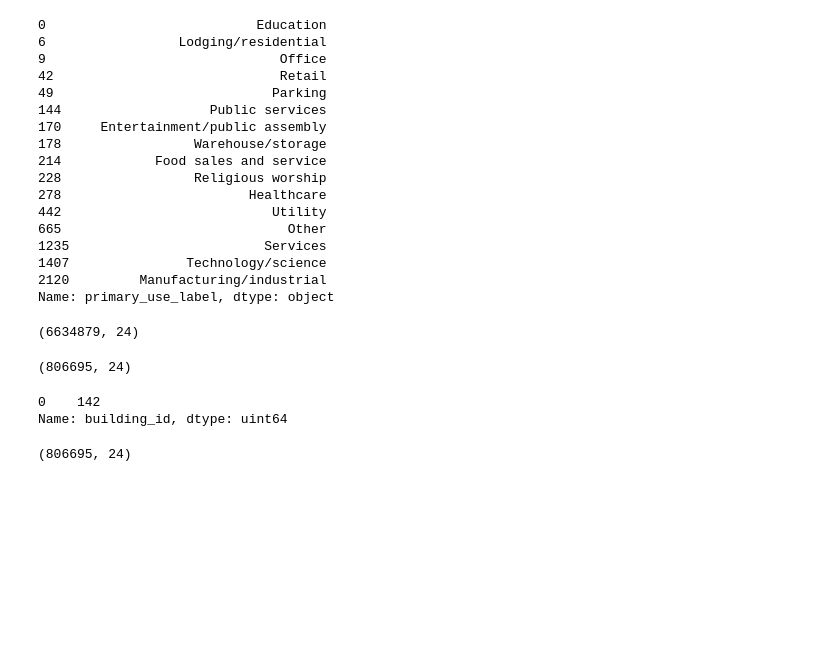
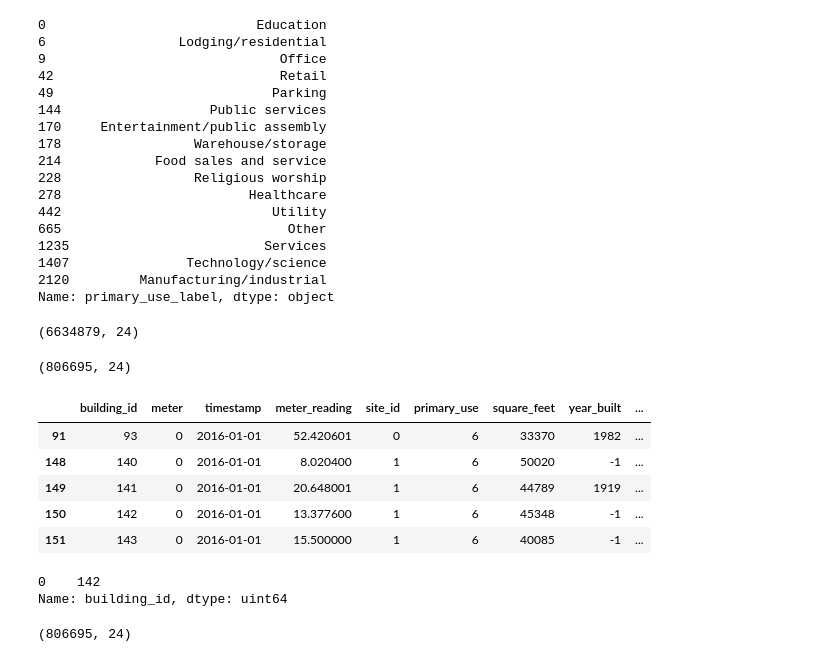
Before and after one commit to jfvandem/dev_test_days, a Jupyter notebook: intro_deep_learning.ipynb, the cells around one changed output. Cells and saved outputs as stored; diff of their text form; code cells hidden in the pictures; blank space fills up the shorter version.

```diff
--- a/intro_deep_learning.ipynb
+++ b/intro_deep_learning.ipynb
@@ -151,11 +151,20 @@ df['primary_use_label'].drop_duplicates()
 Name: primary_use_label, dtype: object
 # %%
 df.shape
-df=df[(df['primary_use_label']=='Office')&(df['meter']==0)&(df['meter_reading']!=0)]
+df=df[(df['primary_use_label']=='Office')&(df['meter']==0)&(df['meter_reading']!=0)&(~df['primary_use'].isna())]
 df.shape
 # %% [output]
 (6634879, 24)
 (806695, 24)
+# %%
+df.head()
+# %% [output]
+|  | building_id | meter | timestamp | meter_reading | site_id | primary_use | square_feet | year_built | ... |
+| 91 | 93 | 0 | 2016-01-01 | 52.420601 | 0 | 6 | 33370 | 1982 | ... |
+| 148 | 140 | 0 | 2016-01-01 | 8.020400 | 1 | 6 | 50020 | -1 | ... |
+| 149 | 141 | 0 | 2016-01-01 | 20.648001 | 1 | 6 | 44789 | 1919 | ... |
+| 150 | 142 | 0 | 2016-01-01 | 13.377600 | 1 | 6 | 45348 | -1 | ... |
+| 151 | 143 | 0 | 2016-01-01 | 15.500000 | 1 | 6 | 40085 | -1 | ... |
 # %%
 top5_building_id=df.groupby('building_id')['meter_reading'].count().sort_values(ascending=False).reset_index().head(1)['building_id']
 top5_building_id
```
Also changed, not shown: parts of 6 cells of this notebook.
